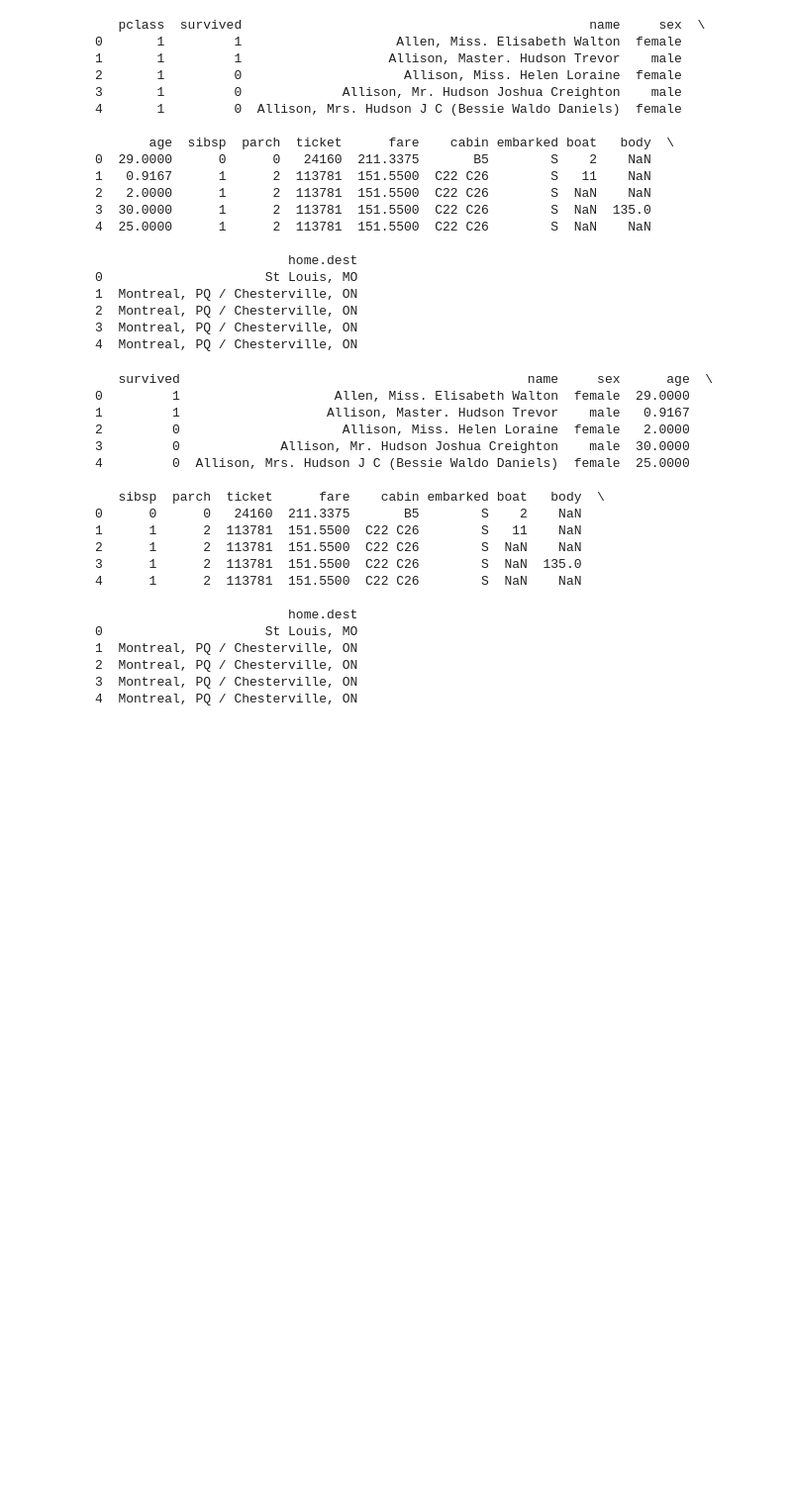
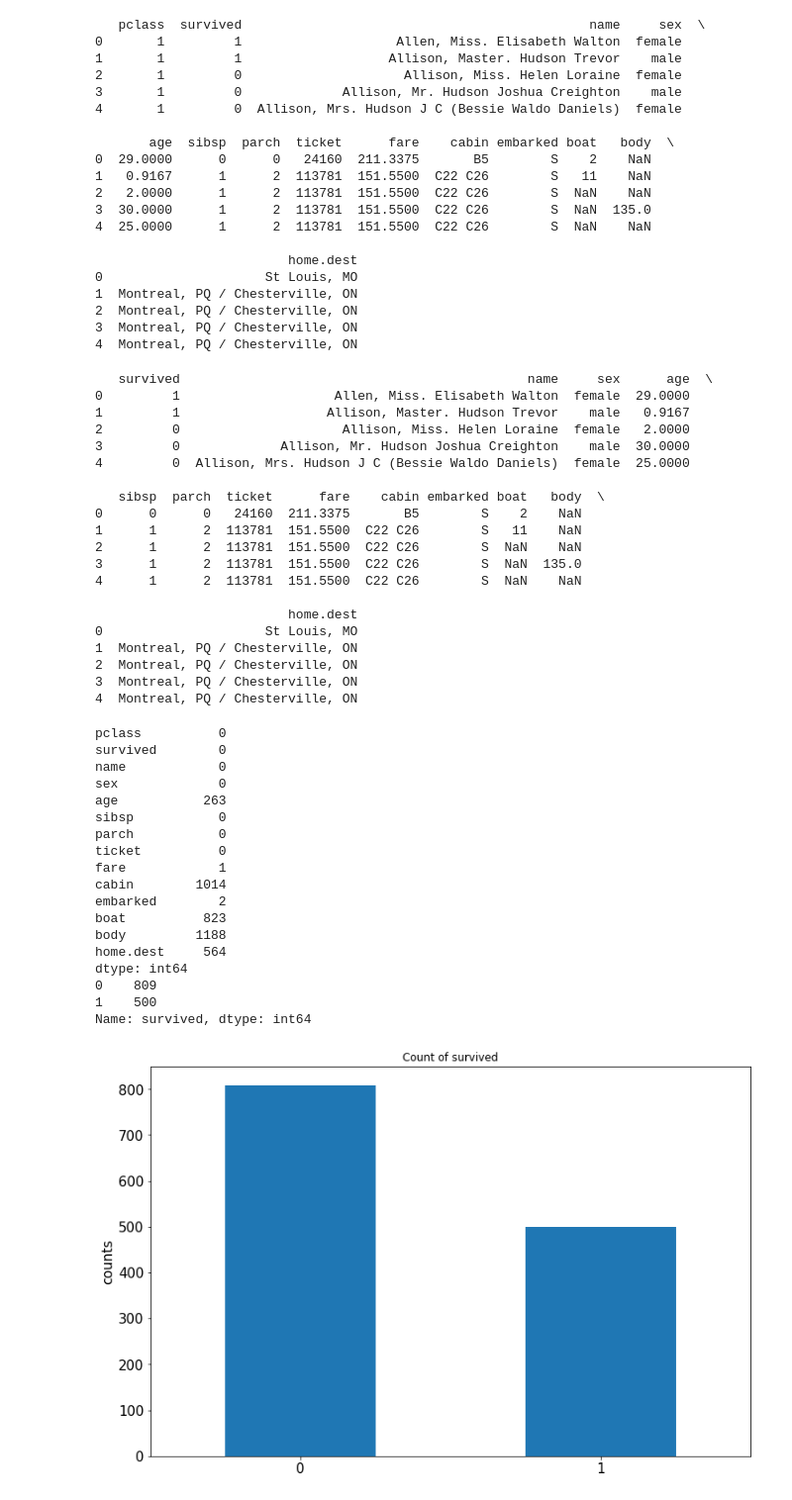
Before and after one commit to starkidstory/OmegaTensor, a Jupyter notebook: Tensorflow_official/cnn/Titanic/train.ipynb, the cells around one changed output. Shown at 99% size. Drawn from its saved outputs; the diff is of its cells as text; code cells hidden in the pictures; blank space fills up the shorter version.

```diff
--- a/Tensorflow_official/cnn/Titanic/train.ipynb
+++ b/Tensorflow_official/cnn/Titanic/train.ipynb
@@ -70,8 +70,30 @@ print(nameData.head(5))
 3  Montreal, PQ / Chesterville, ON
 4  Montreal, PQ / Chesterville, ON
 # %%
-print(excel.isnull().sum())#每一列中的空cell的数量
-print(type(excel['survived'].value_counts()))
+print(excel.isnull().sum())#每一列中的空cell的个数
+print(excel['survived'].value_counts())
 draft=excel['survived'].value_counts().plot(kind = 'bar',
      figsize = (12,8),fontsize=15,rot = 0)
+draft.set_title('Count of survived')
+draft.set_ylabel('counts',fontsize=15)
 plt.show()
+# %% [output]
+pclass          0
+survived        0
+name            0
+sex             0
+age           263
+sibsp           0
+parch           0
+ticket          0
+fare            1
+cabin        1014
+embarked        2
+boat          823
+body         1188
+home.dest     564
+dtype: int64
+0    809
+1    500
+Name: survived, dtype: int64
+[figure, added]
```
Also changed, not shown: parts of 4 cells of this notebook.
